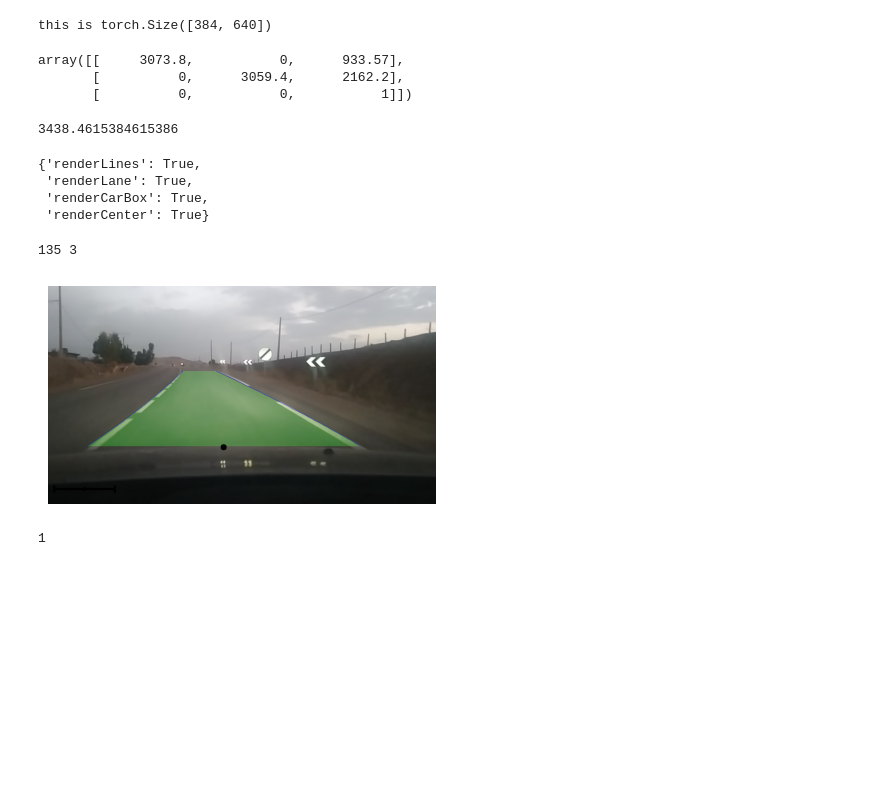
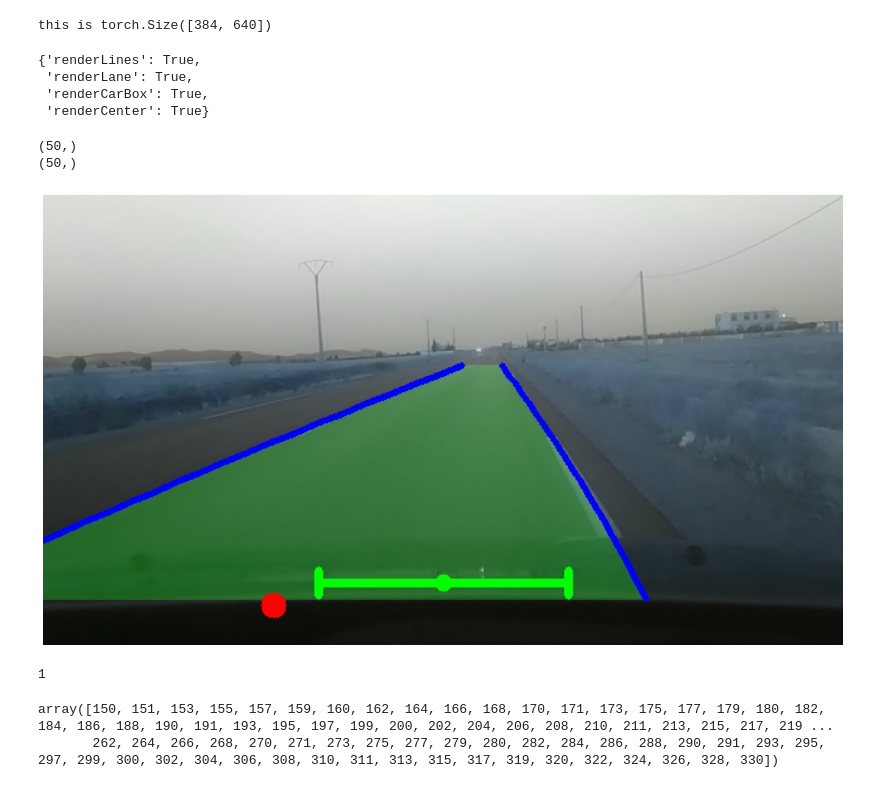
Before and after one commit to n2ak/pfe, a Jupyter notebook: backend/src/edge_detection.ipynb, the cells around one changed output. Saved outputs shown, nothing was run; the diff lists cells and outputs as text; code cells hidden in the pictures; blank space fills up the shorter version.

```diff
--- a/backend/src/edge_detection.ipynb
+++ b/backend/src/edge_detection.ipynb
@@ -43,18 +43,6 @@ drawer_params.RENDER_LINES = True
 # params.CAR_MIN_DISTANCE = 50
 # params.FRAME_CENTER_Y = 1280//2
 # params.F = 3060
-# %%
-obj = load_camera_info("../assets/cameraInfo.pkl")
-obj = CameraInfo(obj)
-obj.cameraMatrix
-# %% [output]
-array([[     3073.8,           0,      933.57],
-       [          0,      3059.4,      2162.2],
-       [          0,           0,           1]])
-# %%
-4.47 / .0013
-# %% [output]
-3438.4615384615386
 # %%
 drawer_params.PARAMS
 # %% [output]
@@ -65,23 +53,29 @@ drawer_params.PARAMS
 # %%
 video = cv2.VideoCapture(r"F:\Master\S4\yolo_test\vids\video1.mp4")
 seek_video(video,34)
 on,frame = read_video(video,cvt=cv2.COLOR_BGR2RGB)
-
+frame = cv2.imread(r"f:\Master\S4\yolo_test\vids\projet11\projet11_35.jpg")
+system.init(frame)
 data = system.tick(frame)
 system.update_state(data)
 frame = system.draw(frame,drawer_params)
 
-show_img(frame)
+show_img(frame,(20,20))
 
 
 video.release()
-
 cv2.destroyAllWindows()
 round(135/136)
 # %% [output]
-135 3
+(50,)
+(50,)
-[figure, old version]
+[figure, new version]
 1
+# %%
+np.linspace(150,330,100,dtype=int)
+# %% [output]
+array([150, 151, 153, 155, 157, 159, 160, 162, 164, 166, 168, 170, 171, 173, 175, 177, 179, 180, 182, 184, 186, 188, 190, 191, 193, 195, 197, 199, 200, 202, 204, 206, 208, 210, 211, 213, 215, 217, 219 ...
+       262, 264, 266, 268, 270, 271, 273, 275, 277, 279, 280, 282, 284, 286, 288, 290, 291, 293, 295, 297, 299, 300, 302, 304, 306, 308, 310, 311, 313, 315, 317, 319, 320, 322, 324, 326, 328, 330])
 # %%
 def dec(args):
     print(args)
```
Also changed, not shown: parts of 1 cell of this notebook, 7 other files.
